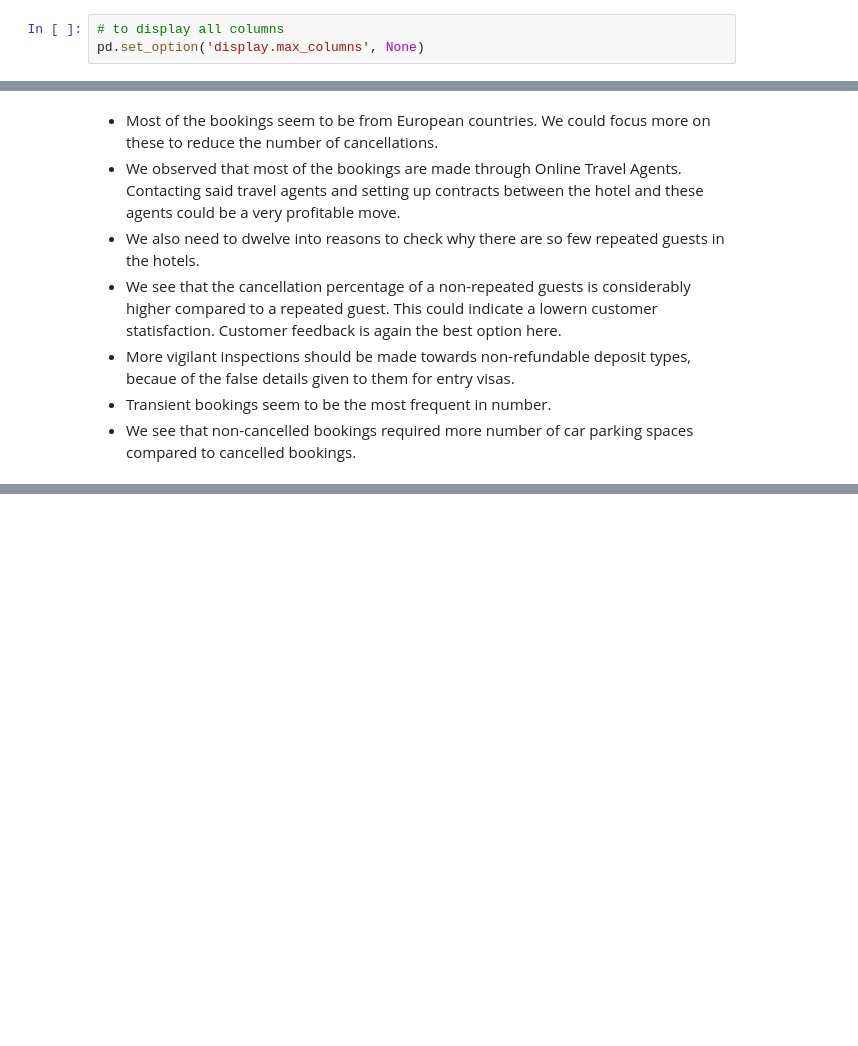
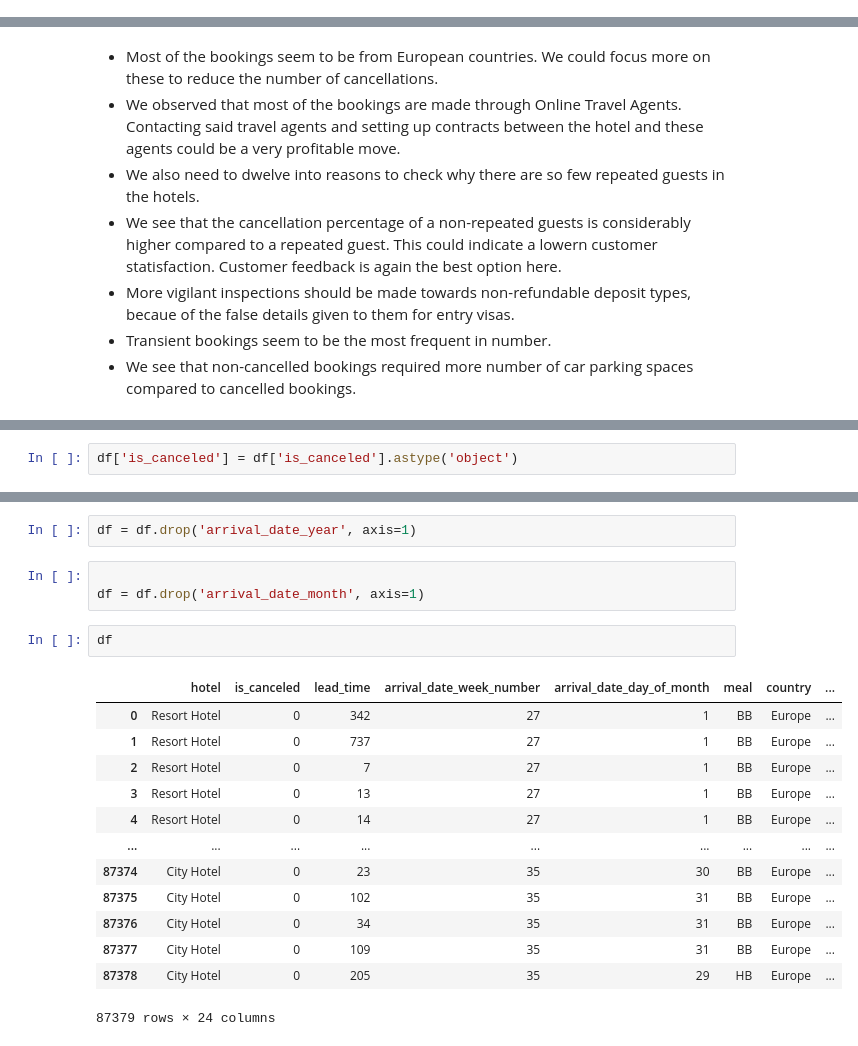
Before and after one commit to Tanmayss1/Hotel_Booking_Trends, a Jupyter notebook: Hotel_Analysis_Feature_Importance.ipynb, the cells around one changed output, grey strips where cells are left out. Cells and saved outputs as stored; diff of their text form; blank space fills up the shorter version.

```diff
--- a/Hotel_Analysis_Feature_Importance.ipynb
+++ b/Hotel_Analysis_Feature_Importance.ipynb
@@ -30,6 +10,3 @@ from sklearn.metrics import ConfusionMatrixDisplay,f1_score,recall_score,precisi
-# %%
-# to display all columns
-pd.set_option('display.max_columns', None)
 # %% [markdown]
 # Data Dictionary
 
@@ -2062,0 +1046,2 @@ weighted avg       0.81      0.74      0.75     25999
+# %%
+df['is_canceled'] = df['is_canceled'].astype('object')
@@ -2062,0 +1068,21 @@ weighted avg       0.81      0.74      0.75     25999
+# %%
+df = df.drop('arrival_date_year', axis=1)
+# %%
+
+df = df.drop('arrival_date_month', axis=1)
+# %%
+df
+# %% [output]
+|  | hotel | is_canceled | lead_time | arrival_date_week_number | arrival_date_day_of_month | meal | country | ... |
+| 0 | Resort Hotel | 0 | 342 | 27 | 1 | BB | Europe | ... |
+| 1 | Resort Hotel | 0 | 737 | 27 | 1 | BB | Europe | ... |
+| 2 | Resort Hotel | 0 | 7 | 27 | 1 | BB | Europe | ... |
+| 3 | Resort Hotel | 0 | 13 | 27 | 1 | BB | Europe | ... |
+| 4 | Resort Hotel | 0 | 14 | 27 | 1 | BB | Europe | ... |
+| ... | ... | ... | ... | ... | ... | ... | ... | ... |
+| 87374 | City Hotel | 0 | 23 | 35 | 30 | BB | Europe | ... |
+| 87375 | City Hotel | 0 | 102 | 35 | 31 | BB | Europe | ... |
+| 87376 | City Hotel | 0 | 34 | 35 | 31 | BB | Europe | ... |
+| 87377 | City Hotel | 0 | 109 | 35 | 31 | BB | Europe | ... |
+| 87378 | City Hotel | 0 | 205 | 35 | 29 | HB | Europe | ... |
+87379 rows × 24 columns
```
Also changed, not shown: parts of 228 cells of this notebook.
